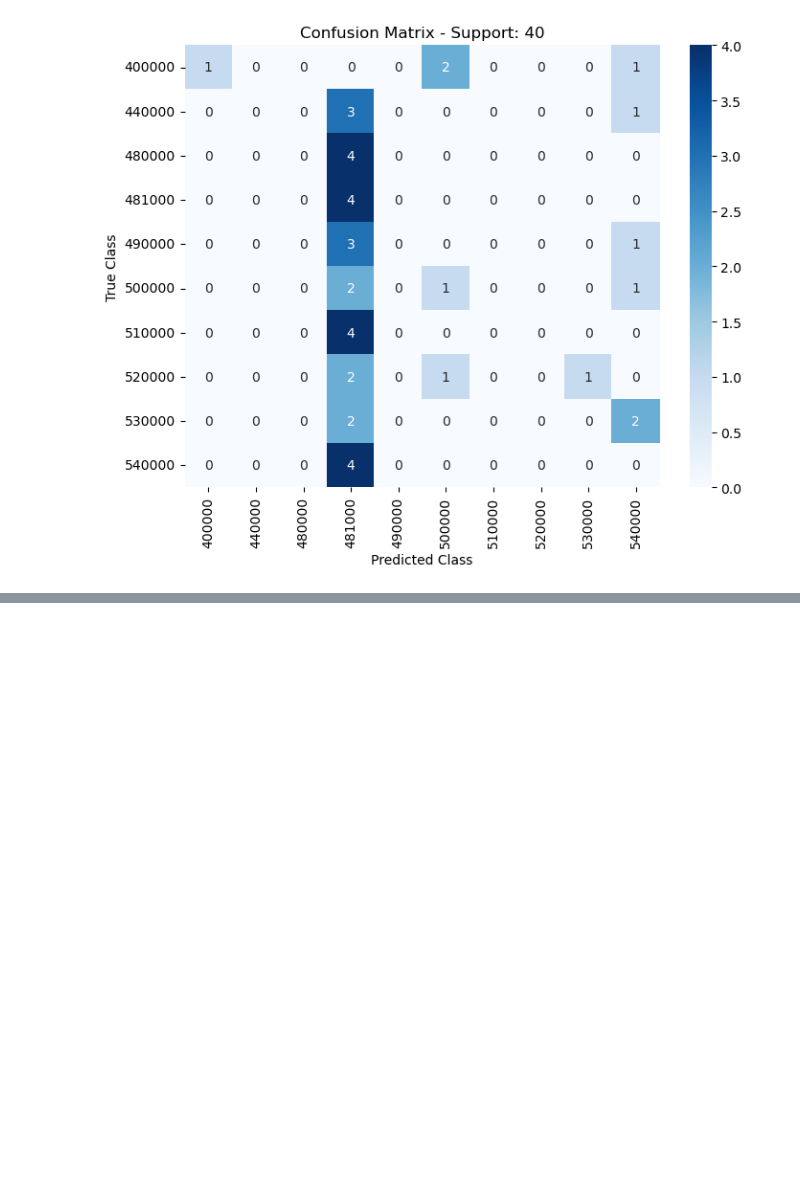
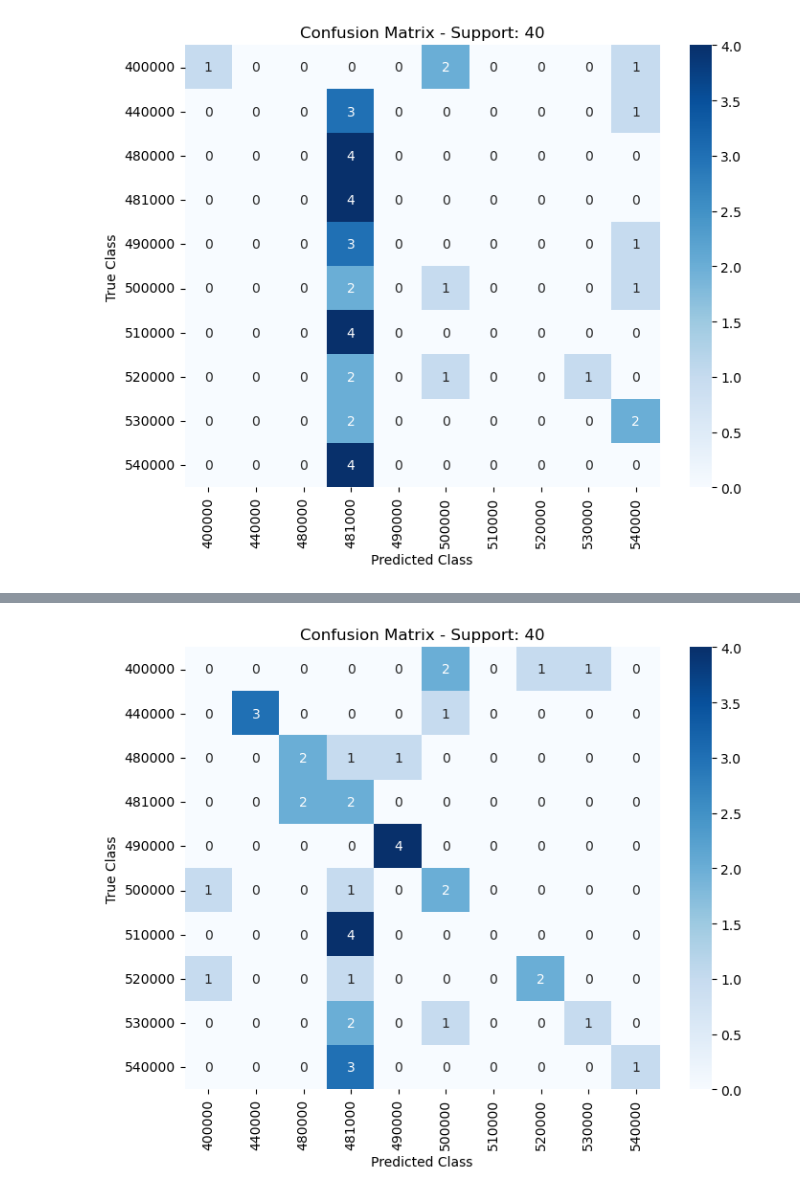
Before and after one commit to BorScho/sakto_from_line_item, a Jupyter notebook: notebooks/tf_idf_vectorizer.ipynb, the cells around one changed output, grey strips where cells are left out. Drawn from its saved outputs; the diff is of its cells as text; code cells hidden in the pictures; blank space fills up the shorter version.

Commit message:
added logistic regression model

```diff
--- a/notebooks/tf_idf_vectorizer.ipynb
+++ b/notebooks/tf_idf_vectorizer.ipynb
@@ -37,16 +37,16 @@ X_train, X_test, y_train, y_test = train_test_split(
 )
 
 # pipeline: TF-IDF + XGBoost :
-pipeline = Pipeline([
+pipeline_xgb = Pipeline([
     ("tfidf", TfidfVectorizer(ngram_range=(1,2))),
     ("xgb", XGBClassifier(use_label_encoder=False, eval_metric="mlogloss"))
 ])
 
 # Training:
-pipeline.fit(X_train, y_train)
+pipeline_xgb.fit(X_train, y_train)
 
 # Prediction:
-y_pred = pipeline.predict(X_test)
+y_pred = pipeline_xgb.predict(X_test)
 y_pred_labels = le.inverse_transform(y_pred)
 y_test_labels = le.inverse_transform(y_test)
 
@@ -83,0 +86,22 @@ plot_confusion_matrix(y_test=y_test, y_pred=y_pred, x_labels=tick_labels, y_labe
+# %%
+from sklearn.linear_model import LogisticRegression
+
+# pipeline: TF-IDF + XGBoost :
+pipeline_logr = Pipeline([
+    ("tfidf", TfidfVectorizer(ngram_range=(1,4))),
+    ("logr", LogisticRegression(random_state=42))
+])
+
+# Training:
+pipeline_logr.fit(X_train, y_train)
+
+# Prediction:
+y_pred = pipeline_logr.predict(X_test)
+y_pred_labels = le.inverse_transform(y_pred)
+y_test_labels = le.inverse_transform(y_test)
+
+# Evaluation:
+print("Classification Report:")
+print(classification_report(y_test_labels, y_pred_labels))
+print("Confusion Matrix:")
+print(confusion_matrix(y_test_labels, y_pred_labels))
@@ -83,0 +126,8 @@ plot_confusion_matrix(y_test=y_test, y_pred=y_pred, x_labels=tick_labels, y_labe
+# %%
+from utils import plot_confusion_matrix
+
+tick_labels = y.unique()
+
+plot_confusion_matrix(y_test=y_test, y_pred=y_pred, x_labels=tick_labels, y_labels=tick_labels)
+# %% [output]
+[figure, added]
```
Also changed, not shown: parts of 2 cells of this notebook.
